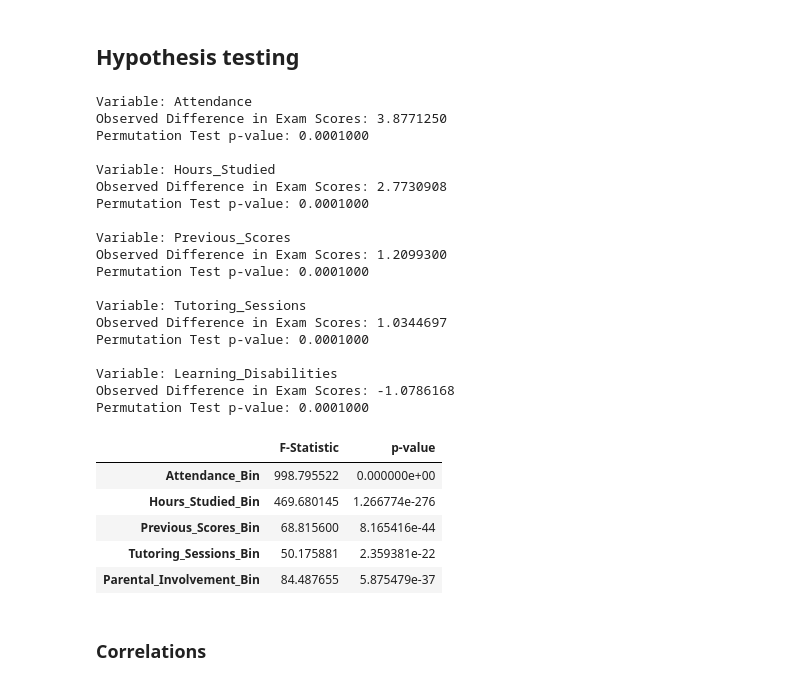
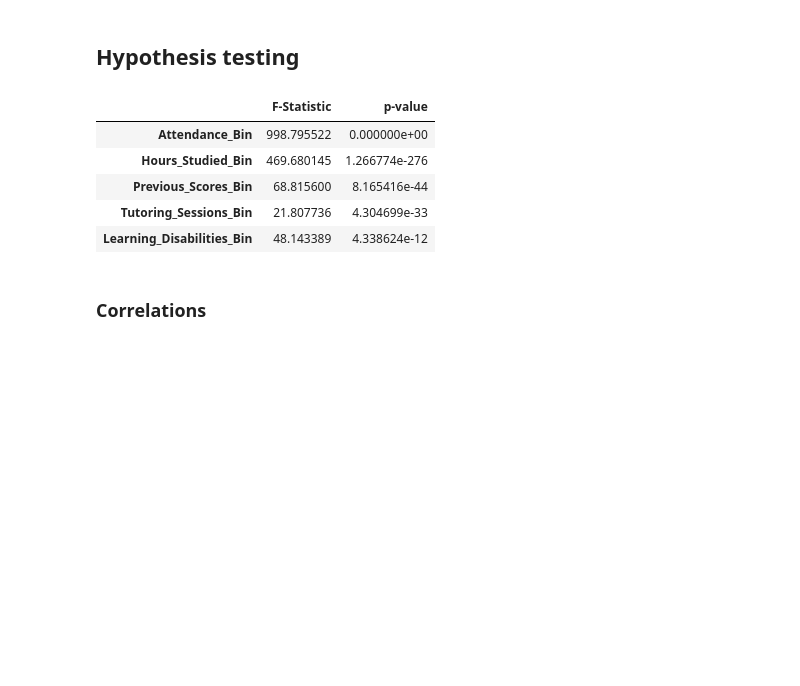
Before and after one commit to Jack-Huffman2019/DSC530_FINALPROJECT, a Jupyter notebook: finalproject.ipynb, the cells around one changed output. Saved outputs shown, nothing was run; the diff lists cells and outputs as text; code cells hidden in the pictures; blank space fills up the shorter version.

```diff
--- a/finalproject.ipynb
+++ b/finalproject.ipynb
@@ -308,7 +318,7 @@ Parental_Involvement: Students with high/low Parental envolvement should be eval
 ## Variable information
 # %%
 #Encode Parental_Involvement for this analysis
-scores["Parental_Involvement"] = scores["Parental_Involvement"].astype("category").cat.codes
+scores["Learning_Disabilities"] = scores["Learning_Disabilities"].astype("category").cat.codes
 # Mean, Mode, Spread and tails for selected variables
 for var in selected_variables:
     print(f"Variable: {var}")
@@ -392,97 +402,41 @@ The CDF of hours studied shows that half of the students study less than 20 hour
 def feature_bins(df):
     df = df.copy()
 
-    tutoring_bins = np.linspace(df['Tutoring_Sessions'].min(), df['Tutoring_Sessions'].max(), num=4)
-    parental_bins = np.linspace(df['Parental_Involvement'].min(), df['Parental_Involvement'].max(), num=4)
-
     df['Attendance_Bin'] = pd.qcut(df['Attendance'], q=4, labels=["Low", "Medium-Low", "Medium-High", "High"])
     df['Hours_Studied_Bin'] = pd.qcut(df['Hours_Studied'], q=4, labels=["Low", "Medium-Low", "Medium-High", "High"])
     df['Previous_Scores_Bin'] = pd.qcut(df['Previous_Scores'], q=4, labels=["Low", "Medium-Low", "Medium-High", "High"])
-    df['Tutoring_Sessions_Bin'] = pd.cut(df['Tutoring_Sessions'], bins=tutoring_bins, labels=["Low", "Medium", "High"], include_lowest=True)
-    df['Parental_Involvement_Bin'] = pd.cut(df['Parental_Involvement'], bins=parental_bins, labels=["Low", "Medium", "High"], include_lowest=True)
+    df['Tutoring_Sessions_Bin'] = df['Tutoring_Sessions']
+    df['Learning_Disabilities_Bin'] = df['Learning_Disabilities']
 
     return df
 
-#Run ANOVA
+#ANOVA Oneway
 def anova_oneway(df):
     anova_results = {}
 
-    for var in ['Attendance_Bin', 'Hours_Studied_Bin', 'Previous_Scores_Bin', 'Tutoring_Sessions_Bin', 'Parental_Involvement_Bin']:
+    for var in ['Attendance_Bin', 'Hours_Studied_Bin', 'Previous_Scores_Bin', 'Tutoring_Sessions_Bin', 'Learning_Disabilities_Bin']:
         groups = [df['Exam_Score'][df[var] == level] for level in df[var].unique()]  # Use 'df' instead of 'df_clean'
         f_stat, p_value = stats.f_oneway(*groups)
         anova_results[var] = {'F-Statistic': f_stat, 'p-value': p_value}
 
     return pd.DataFrame(anova_results).T
 
-############################################################################
 
-#View Distribution of Exam Scores
+#run defs
 df_clean = scores.dropna(subset=['Exam_Score', 'Attendance', 'Hours_Studied', 'Previous_Scores',
-                              'Tutoring_Sessions', 'Parental_Involvement'])
+                              'Tutoring_Sessions', 'Learning_Disabilities'])
 df_clean = feature_bins(df_clean)
 anova = anova_oneway(df_clean)
 
-#Shapiro
-shapiro_test = stats.shapiro(df_clean['Exam_Score'])
-shapiro_test
-
-#Permutation
-def permutation(df, group, val, n_permutations = 10000):
-    obs_diff = df.groupby(group)[val].mean().diff().iloc[-1]
-    perm_diffs = []
-
-    for _ in range(n_permutations):
-        shuffled_values = np.random.permutation(df[val])
-        perm_diff = (
-            df.assign(shuffled=shuffled_values).groupby(group)['shuffled'].mean().diff().iloc[-1]
-        )
-        perm_diffs.append(perm_diff)
-    p_val = (np.sum(np.abs(perm_diffs) >= np.abs(obs_diff)) + 1) / (n_permutations + 1)
-    return obs_diff, p_val
-
-variables = ['Attendance', 'Hours_Studied', 'Previous_Scores', 'Tutoring_Sessions', 'Learning_Disabilities']
-results = {}
-for var in variables:
-    if df_clean[var].nunique()>2:
-        df_clean[f'{var}_Bin'] = pd.qcut(df_clean[var], q=2, labels=["Low", "High"])
-        test_var = f'{var}_Bin'
-    else:
-        test_var = var
-    obs_diff, p_val = permutation(df_clean,test_var,'Exam_Score')
-    results[var] = (obs_diff, p_val)
-
-for var, (obs_diff, p_val) in results.items():
-    print(f"\nVariable: {var}")
-    print(f"Observed Difference in Exam Scores: {obs_diff:.7f}")
-    print(f"Permutation Test p-value: {p_val:.7f}")
 
 display(anova)
 # %% [output]
-Variable: Attendance
-Observed Difference in Exam Scores: 3.8771250
-Permutation Test p-value: 0.0001000
-
-Variable: Hours_Studied
-Observed Difference in Exam Scores: 2.7730908
-Permutation Test p-value: 0.0001000
-
-Variable: Previous_Scores
-Observed Difference in Exam Scores: 1.2099300
-Permutation Test p-value: 0.0001000
-
-Variable: Tutoring_Sessions
-Observed Difference in Exam Scores: 1.0344697
-Permutation Test p-value: 0.0001000
-
-Variable: Learning_Disabilities
-Observed Difference in Exam Scores: -1.0786168
-Permutation Test p-value: 0.0001000
 |  | F-Statistic | p-value |
 | Attendance_Bin | 998.795522 | 0.000000e+00 |
 | Hours_Studied_Bin | 469.680145 | 1.266774e-276 |
 | Previous_Scores_Bin | 68.815600 | 8.165416e-44 |
-| Tutoring_Sessions_Bin | 50.175881 | 2.359381e-22 |
-| Parental_Involvement_Bin | 84.487655 | 5.875479e-37 |
+| Tutoring_Sessions_Bin | 21.807736 | 4.304699e-33 |
+| Learning_Disabilities_Bin | 48.143389 | 4.338624e-12 |
 # %% [markdown]
 ### Correlations
 # %%
```
Also changed, not shown: parts of 16 cells of this notebook.
